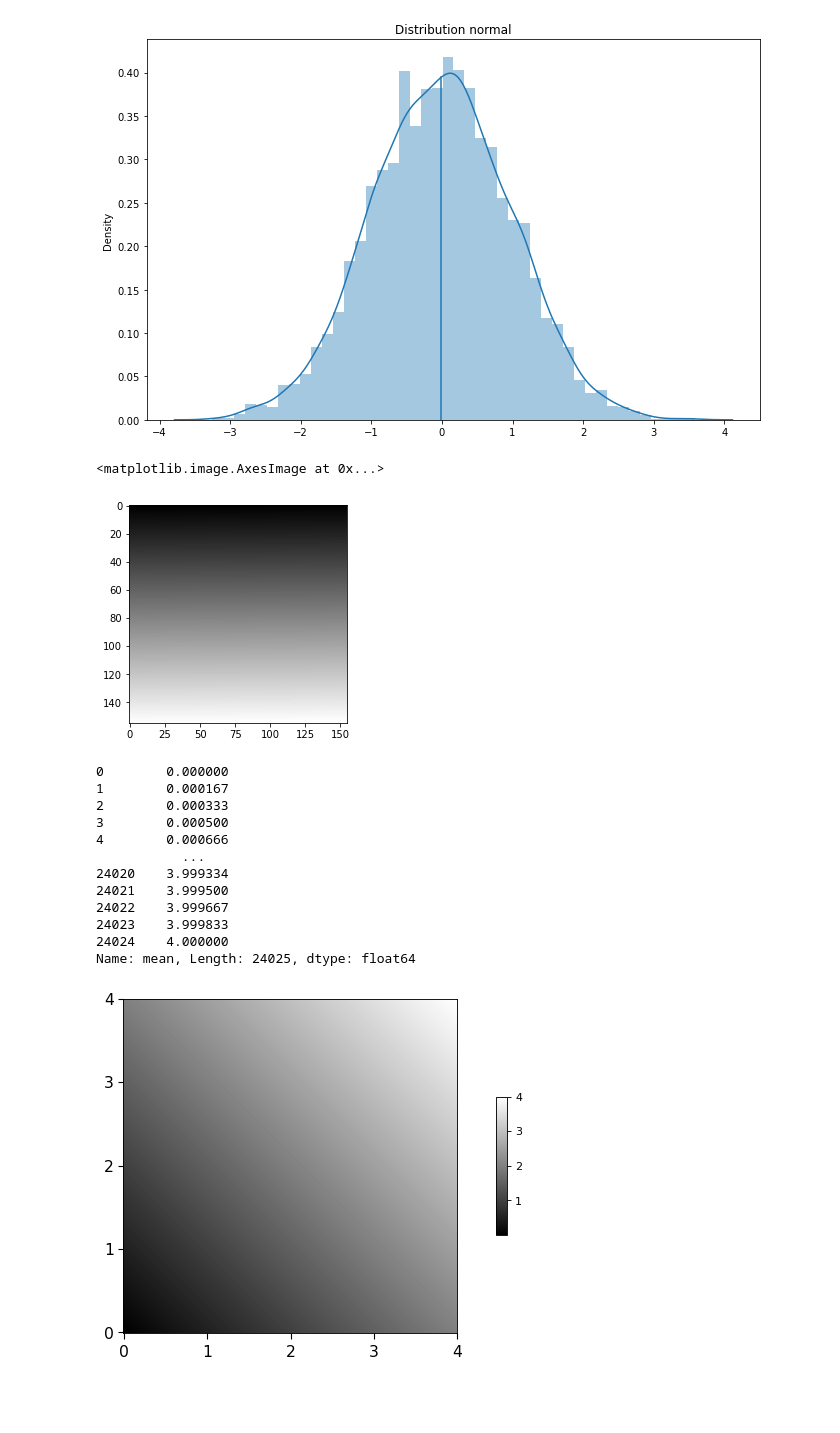
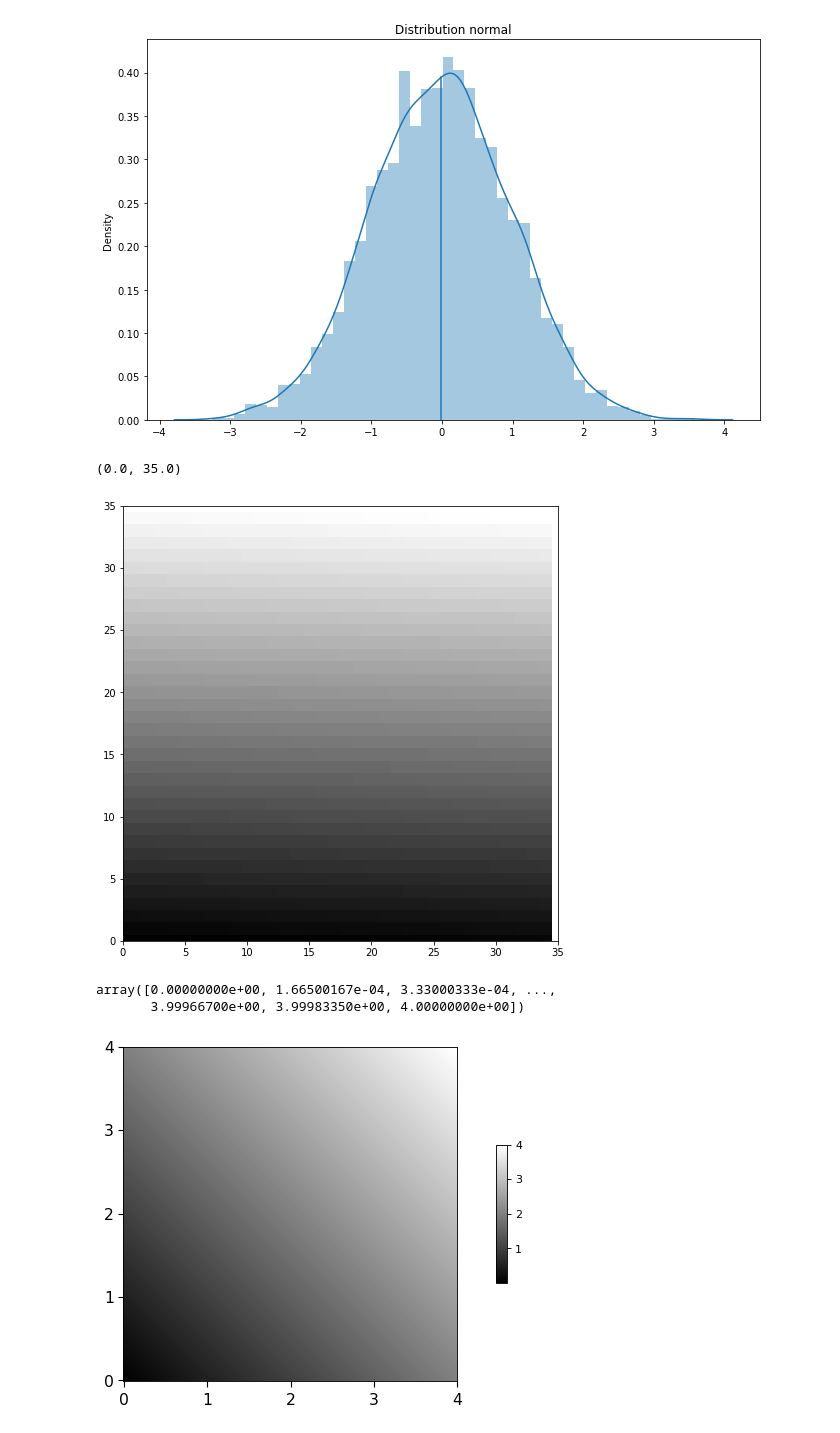
Before and after one commit to caroperez/Statistical_studies, a Jupyter notebook: Types of averages.ipynb, the cells around one changed output. Cells and saved outputs as stored; diff of their text form; code cells hidden in the pictures; blank space fills up the shorter version.

```diff
--- a/Types of averages.ipynb
+++ b/Types of averages.ipynb
@@ -42,15 +42,19 @@ plt.show()
 # %%
 %matplotlib inline
 
 # data
-df_x = np.linspace(0, 4, 155 * 155)
+df_x = np.linspace(0, 4, 1225)
 df = pd.DataFrame(zip(df_x, df_x))
 df['mean'] = np.mean(df, axis = 1)
 
-plt.imshow(np.array(df['mean']).reshape(155, 155), cmap = "gray")
+fig, ax = plt.subplots(figsize = (8, 8))
+plt.imshow(np.array(df['mean']).reshape(35, 35), cmap = "gray")
+
+ax.set_xlim(0, 35)
+ax.set_ylim(0, 35)
 # %% [output]
-<matplotlib.image.AxesImage at 0x...>
+(0.0, 35.0)
-[figure, old version]
+[figure, new version]
 # %%
 def values_grid(funk, range):
     '''Returns a 2D grid of values from given function when fed all 2-tuples of numbers in given range'''
@@ -142,21 +146,11 @@ def plot_funk(
 
 def arithmetic_mean(a, b):
     return (a + b) / 2
-# %%
-df['mean']
-# %% [output]
-0        0.000000
-1        0.000167
-2        0.000333
-3        0.000500
-4        0.000666
-           ...
-24020    3.999334
-24021    3.999500
-24022    3.999667
-24023    3.999833
-24024    4.000000
-Name: mean, Length: 24025, dtype: float64
+# %%
+np.array(df['mean'])
+# %% [output]
+array([0.00000000e+00, 1.66500167e-04, 3.33000333e-04, ...,
+       3.99966700e+00, 3.99983350e+00, 4.00000000e+00])
 # %%
 plot_funk(
     arithmetic_mean,
```
